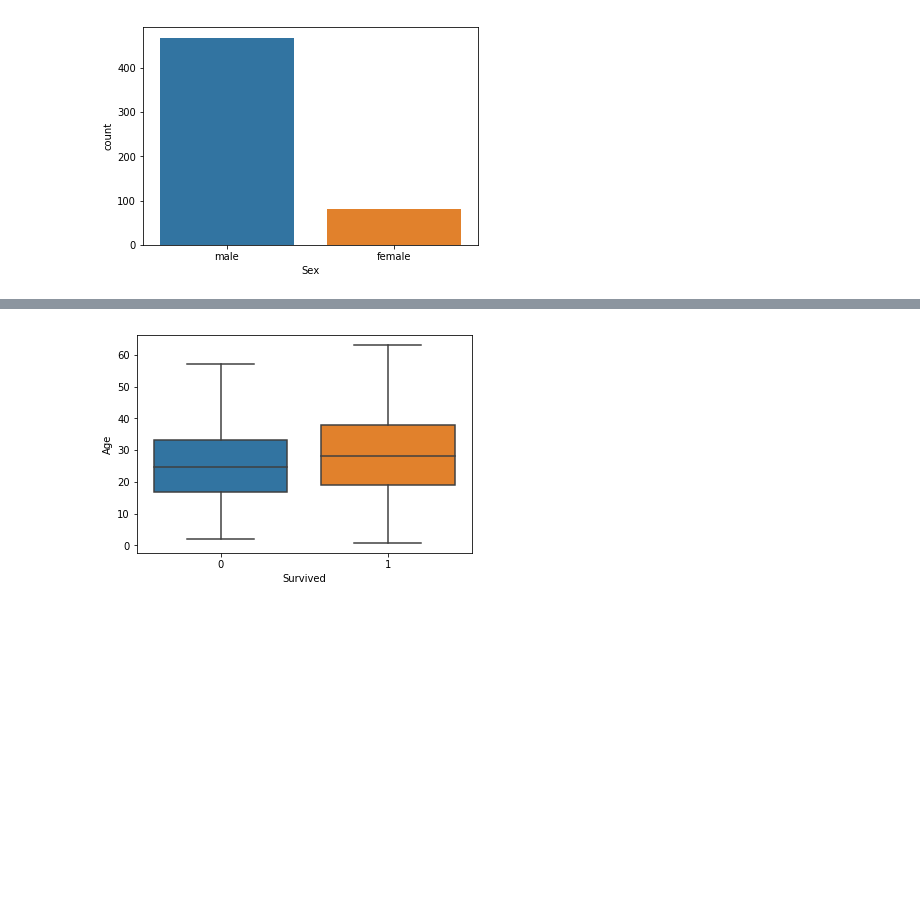
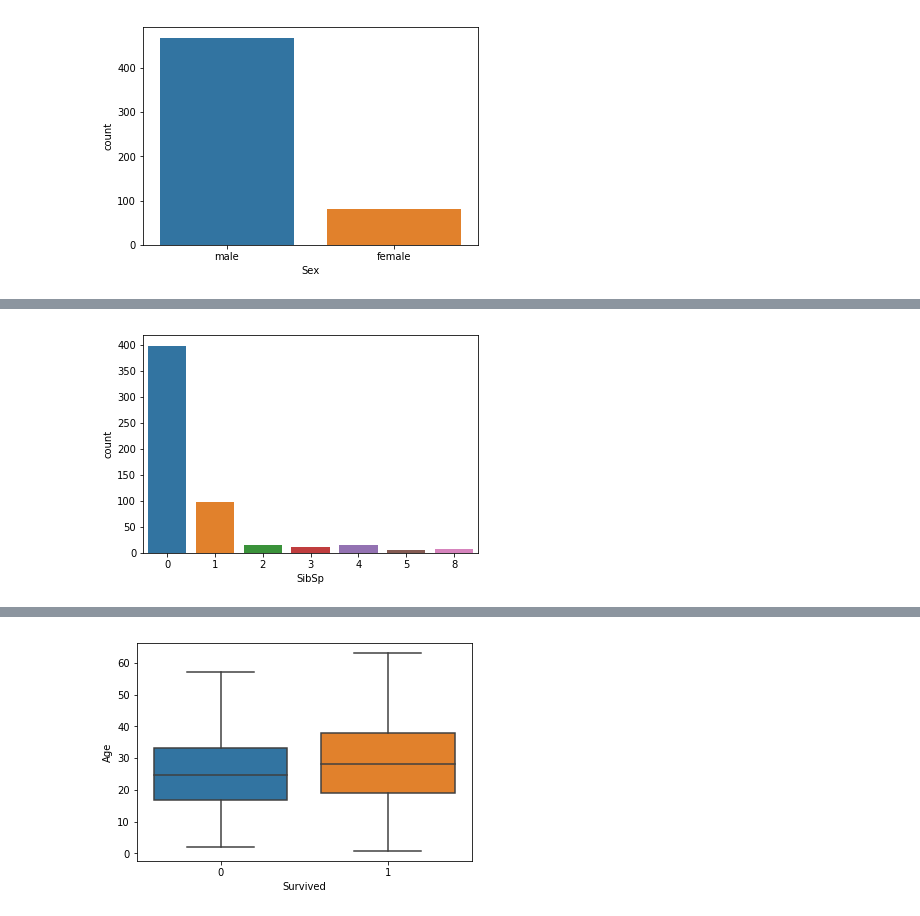
Before and after one commit to rushi0109/Titanic, a Jupyter notebook: Titanic.ipynb, the cells around one changed output, grey strips where cells are left out. Cells and saved outputs as stored; diff of their text form; code cells hidden in the pictures; blank space fills up the shorter version.

```diff
--- a/Titanic.ipynb
+++ b/Titanic.ipynb
@@ -39,0 +63,5 @@ plt.show()
+# %%
+ax = sns.countplot(titanic_data[titanic_data.Survived == 0]['SibSp'])
+plt.show()
+# %% [output]
+[figure, added]
```
Also changed, not shown: parts of 8 cells of this notebook.
